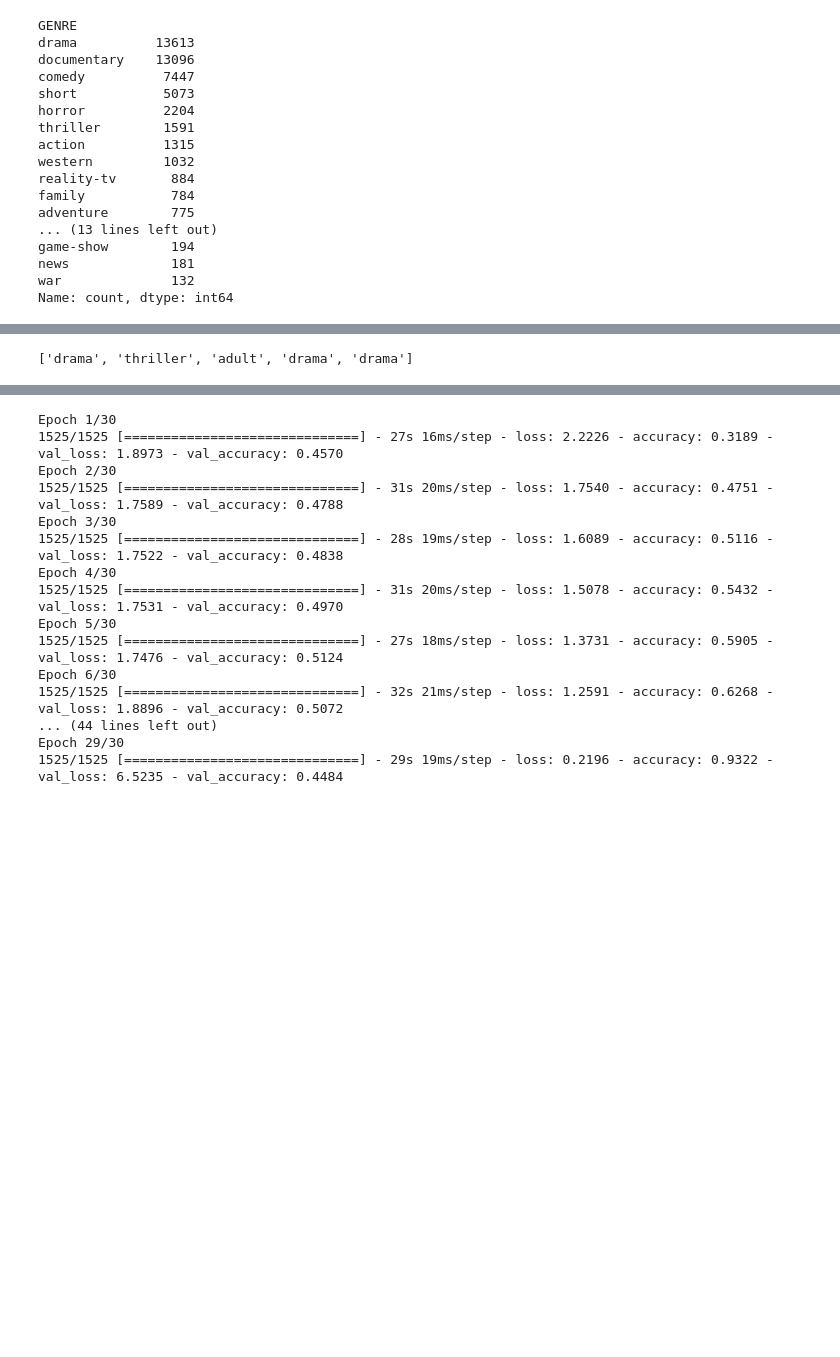
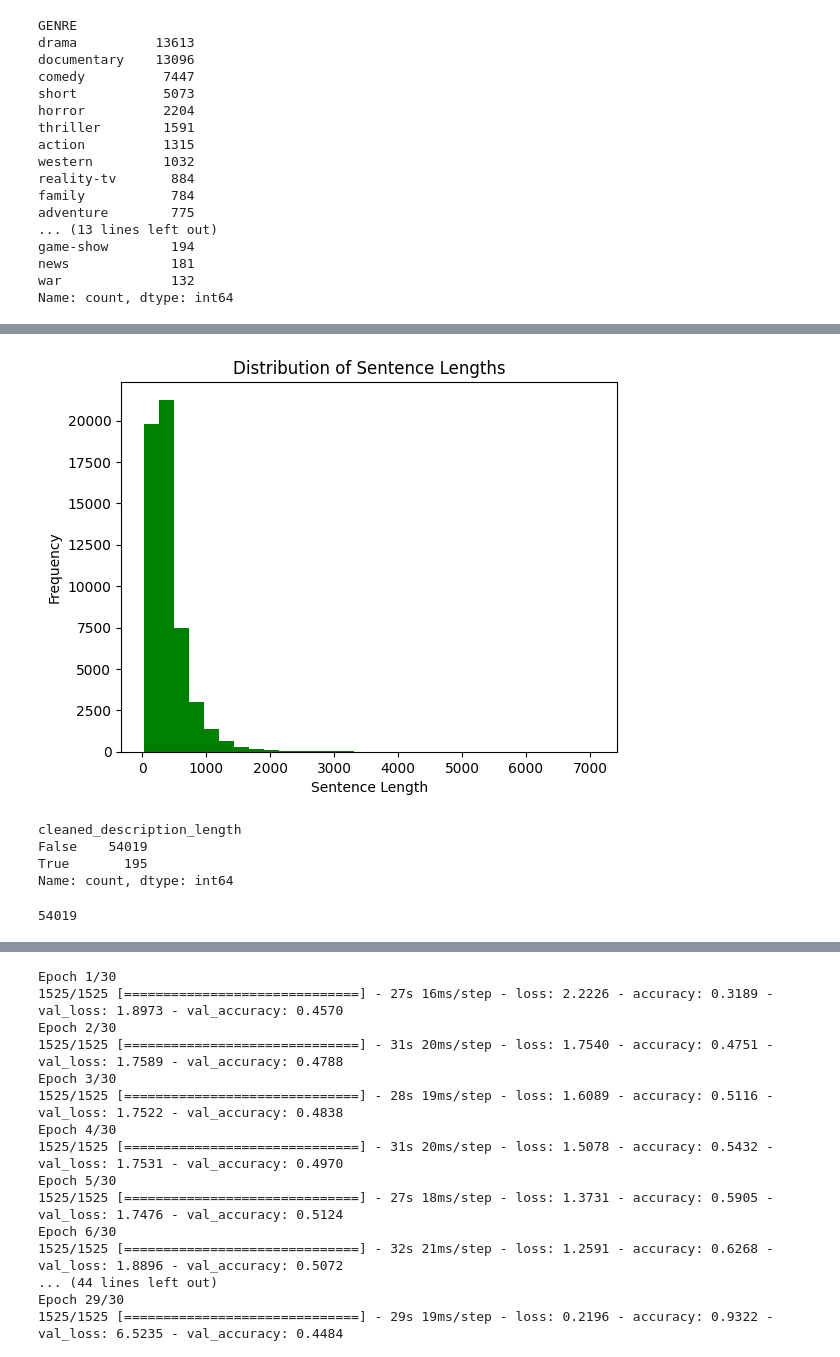
Before and after one commit to awaisnazir08/CODSOFT, a Jupyter notebook: Movie Genre Classification/task1.1.ipynb, the cells around one changed output, grey strips where cells are left out. Cells and saved outputs as stored; diff of their text form; code cells hidden in the pictures; blank space fills up the shorter version.

```diff
--- a/Movie Genre Classification/task1.1.ipynb
+++ b/Movie Genre Classification/task1.1.ipynb
@@ -87,0 +85,30 @@ df_new
+# %%
+
+def remove_stopwords(sentence):
+    sentence = sentence.lower()
+
+    sentence = re.sub(r'@\S+', '', sentence)
+
+    sentence = re.sub(r'http\S+', '', sentence)
+
+    sentence = re.sub(r'pic.\S+', '', sentence)
+
+    sentence = re.sub(r"[^a-zA-Z']", ' ', sentence)
+
+    words = word_tokenize(sentence)
+
+    stopwords_set = set(stopwords.words('english'))
+    words = [word for word in words if word not in stopwords_set and len(word) > 2]
+
+    cleaned_sentence = ' '.join(words)
+
+    return cleaned_sentence.strip()
+
+train_sentences = []
+for sentence in train_description:
+    sentence = remove_stopwords(sentence)
+    train_sentences.append(sentence)
+
+print(len(train_sentences))
+print(train_sentences[0])
+print(train_description[0])
@@ -87,0 +124,3 @@ df_new
+# %%
+train_data['cleaned_description'] = train_sentences
+train_data.head()
@@ -88,3 +144,31 @@ df_new
+# %%
+train_data['cleaned_description_length']=train_data['cleaned_description'].apply(len)
+train_data.head()
+# %%
+train_sentences_frequency = []
+for length in train_data['cleaned_description_length']:
+    train_sentences_frequency.append(length)
+plt.hist(train_sentences_frequency, bins=30, color='green')
+plt.xlabel('Sentence Length')
+plt.ylabel('Frequency')
+plt.title('Distribution of Sentence Lengths')
+plt.show()
+# %% [output]
+[figure, added]
+# %%
+(train_data['cleaned_description_length']>2000).value_counts()
+# %% [output]
+cleaned_description_length
+False    54019
+True       195
+Name: count, dtype: int64
+# %%
+filter = train_data['cleaned_description_length'] > 2000
+filter.head()
+train_data.drop(train_data[filter].index,axis=0,inplace=True)
+len(train_data)
+# %% [output]
+54019
 # %%
 MAX_LEN = 200
 NUM_WORDS = 25000
@@ -93,9 +174,0 @@ y = df['GENRE']
-# %%
-labels = []
-for label in y:
-    labels.append(label)
-print(labels[:5])
-# labels = np.array(labels)
-# labels.shape
-# %% [output]
-['drama', 'thriller', 'adult', 'drama', 'drama']
```
Also changed, not shown: parts of 30 cells of this notebook, 2 other files.
